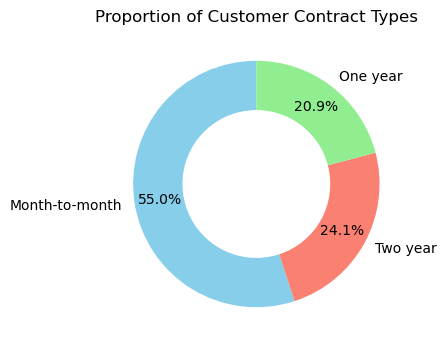
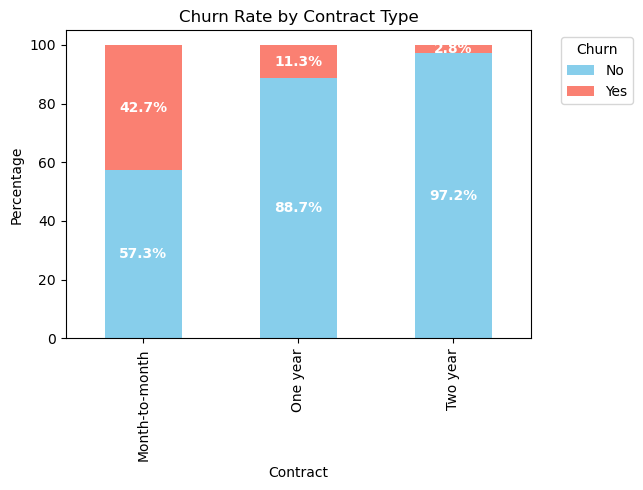
Unified diff of the notebook cell whose output changed from the first chart to the second:
--- before
+++ after
@@ -1,12 +1,9 @@
-df["Contract"].value_counts().plot.pie(
-    autopct="%.1f%%",
-    startangle=90,
-    colors=["skyblue", "salmon", "lightgreen"],
-    wedgeprops={"width": 0.4},
-    pctdistance=0.79,
-    figsize=(4, 4)
-)
-plt.ylabel("")
-plt.title("Proportion of Customer Contract Types")
-plt.savefig("contract_type_vs_churn.png",dpi=300)
+contract_churn = pd.crosstab(df["Contract"], df["Churn"], normalize="index") * 100
+ax = contract_churn.plot(kind="bar", stacked=True, color=["skyblue", "salmon"], figsize=(6,4))
+for c in ax.containers:
+    ax.bar_label(c, fmt='%.1f%%', label_type='center', color='white', fontweight='bold')
+plt.title("Churn Rate by Contract Type")
+plt.ylabel("Percentage")
+plt.legend(title="Churn", bbox_to_anchor=(1.05,1))
+plt.savefig("contract_type_vs_churn.png", dpi=300, bbox_inches="tight")
 plt.show()

Commit: fix(analysis): optimize churn visualization and logic